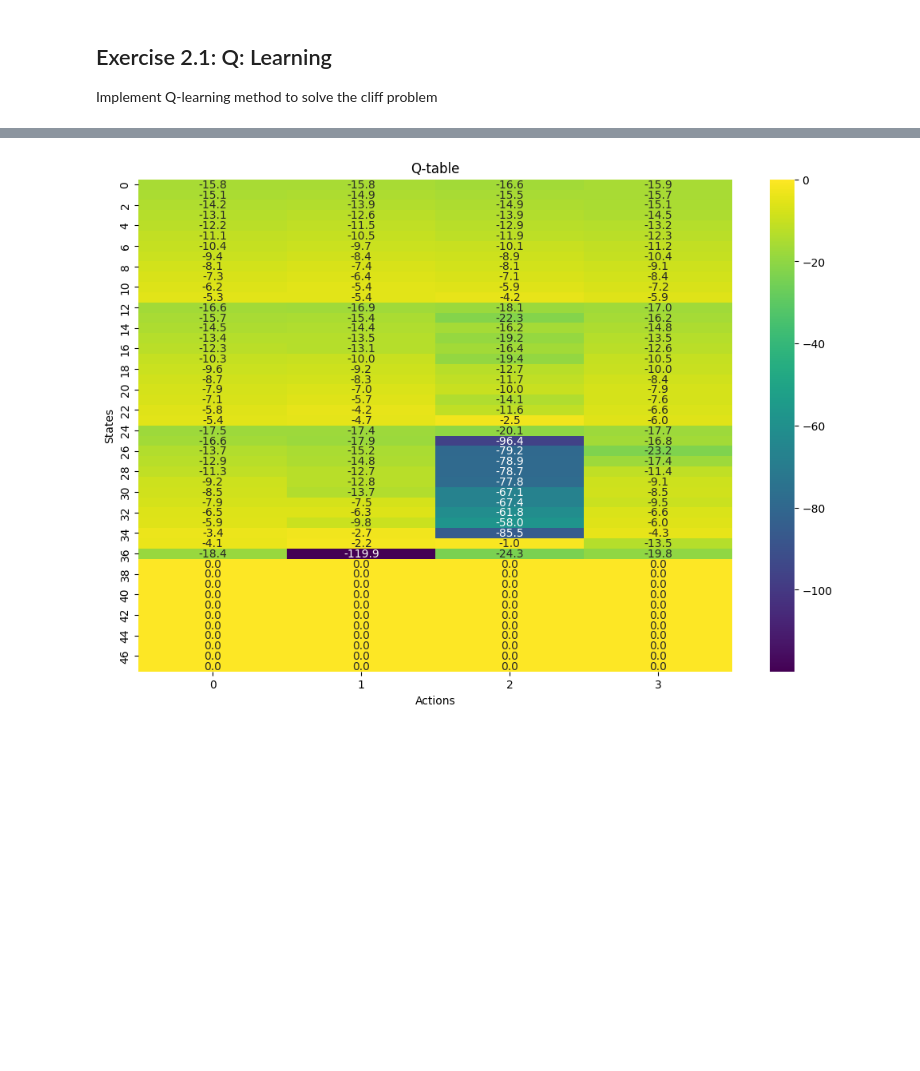
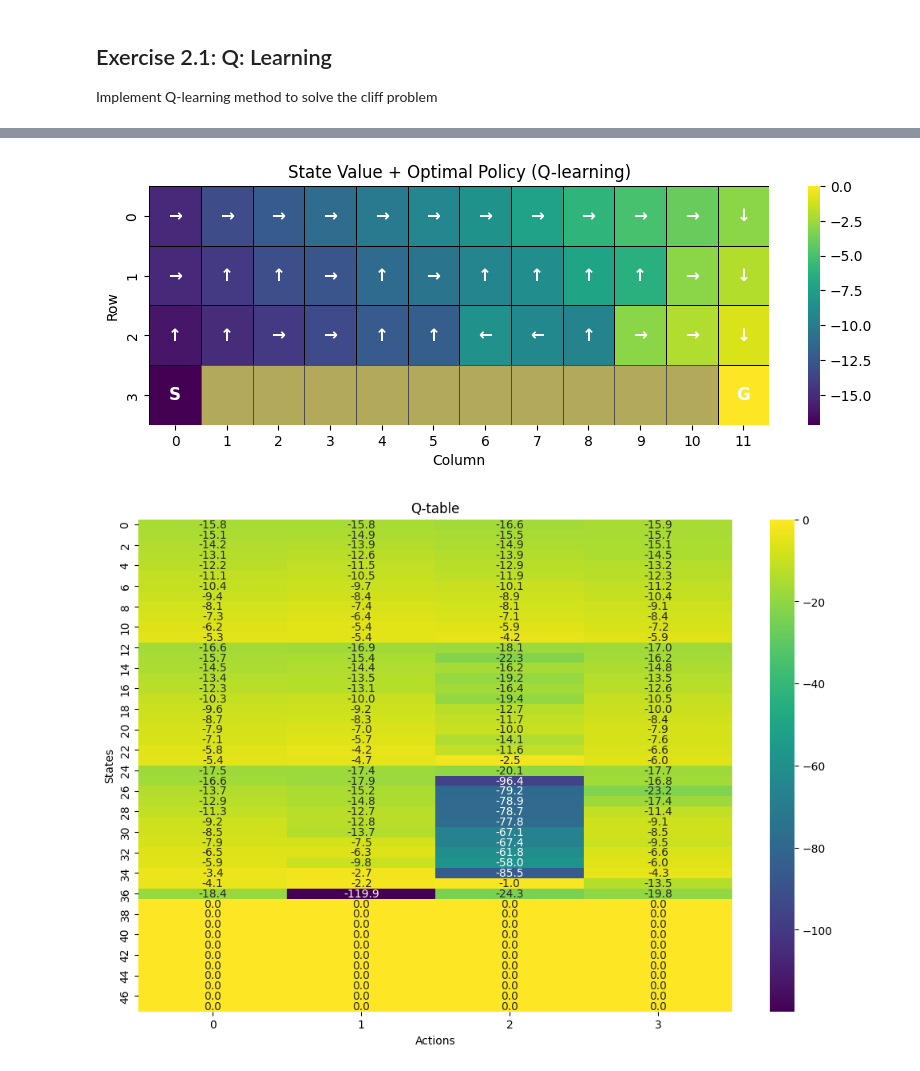
Before and after one commit to ddcreating/RL_code, a Jupyter notebook: lab3_TD_Learning.ipynb, the cells around one changed output, grey strips where cells are left out. Cells and saved outputs as stored; diff of their text form; code cells hidden in the pictures; blank space fills up the shorter version.

```diff
--- a/lab3_TD_Learning.ipynb
+++ b/lab3_TD_Learning.ipynb
@@ -360,3 +341,42 @@ plt.show()
+# %%
+# 映射为 4x12
+nrow, ncol = 4, 12
+V = np.max(Q, axis=1).reshape(nrow, ncol)
+PI = np.argmax(Q, axis=1).reshape(nrow, ncol)
+
+# 箭头字典
+arrow = {0:'↑', 1:'→', 2:'↓', 3:'←'}
+
+plt.figure(figsize=(10, 3.1))
+ax = sns.heatmap(V, cmap="viridis", cbar=True, linewidths=.6, linecolor="k")
+
+# 悬崖在「最底行」= row = nrow-1 (即 3)
+for c in range(1, ncol-1):
+    ax.add_patch(plt.Rectangle((c, nrow-1), 1, 1, facecolor='0.5', alpha=0.6))
+
+# 在热力图上叠加箭头 / S / G
+for r in range(nrow):
+    for c in range(ncol):
+        if r == nrow-1 and c == 0:
+            txt = 'S'
+        elif r == nrow-1 and c == ncol-1:
+            txt = 'G'
+        elif r == nrow-1 and 1 <= c <= ncol-2:
+            txt = ''   # 悬崖格不画箭头
+        else:
+            txt = arrow[int(PI[r, c])]
+        ax.text(c+0.5, r+0.5, txt, ha='center', va='center',
+                fontsize=12, color='w', weight='bold')
+
+plt.title("State Value + Optimal Policy (Q-learning)")
+plt.xlabel("Column"); plt.ylabel("Row")
+
+# 这一行要删掉，否则显示会翻转
+# plt.gca().invert_yaxis()
+
+plt.show()
+# %% [output]
+[figure, added]
 # %%
 plot_Q(Q)
 # %% [output]
```
Also changed, not shown: parts of 3 cells of this notebook.
